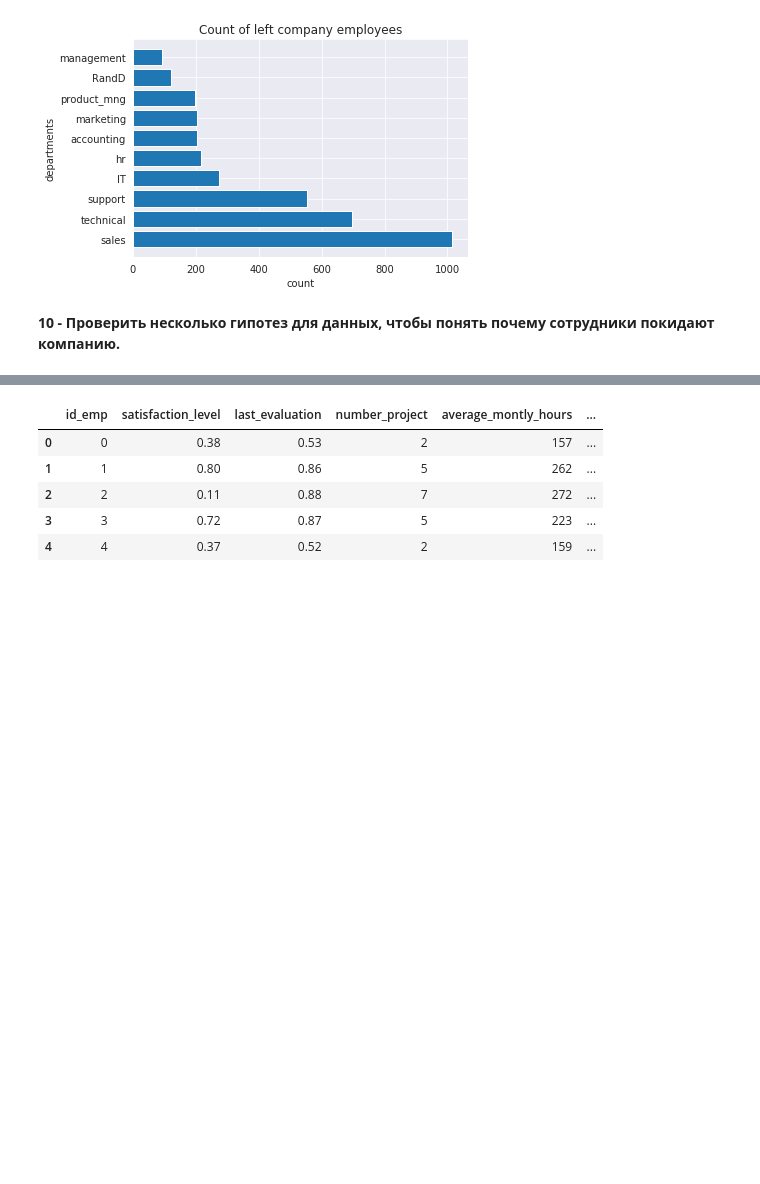
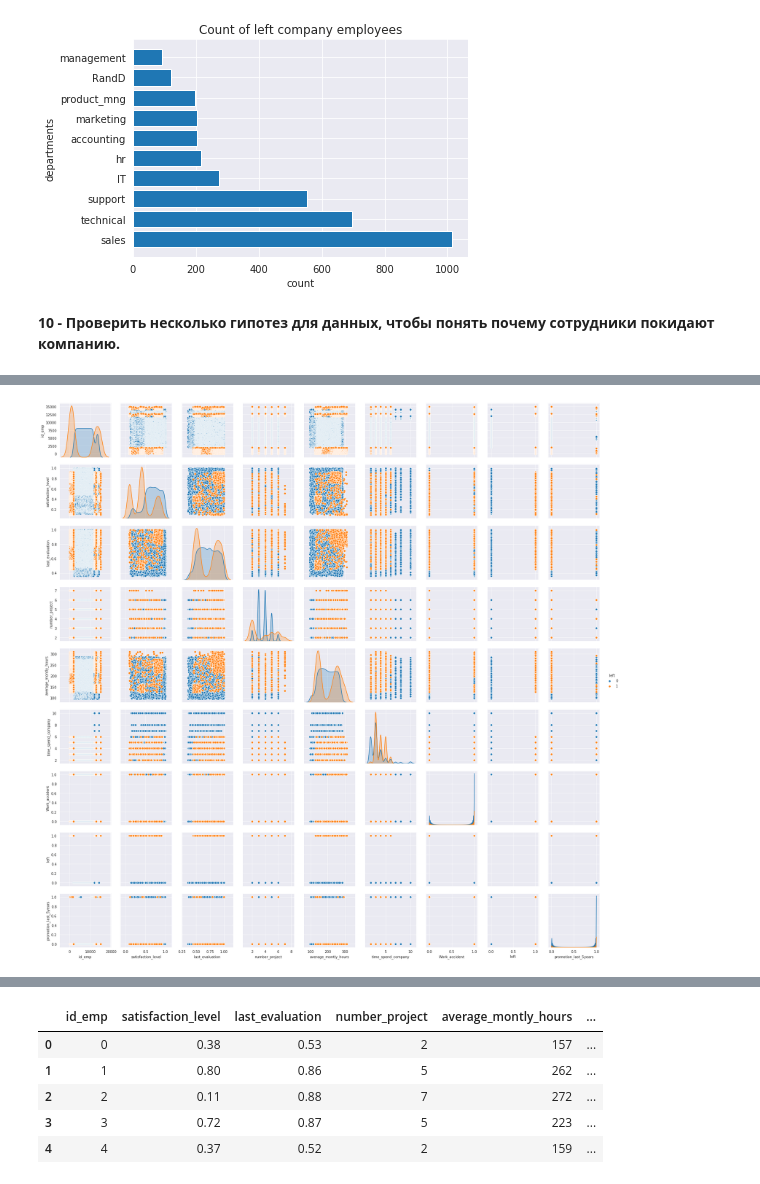
Before and after one commit to Geringer13/Netology_pyda, a Jupyter notebook: Diploma_work.ipynb, the cells around one changed output, grey strips where cells are left out. Drawn from its saved outputs; the diff is of its cells as text; code cells hidden in the pictures; blank space fills up the shorter version.

```diff
--- a/Diploma_work.ipynb
+++ b/Diploma_work.ipynb
@@ -648,0 +676,5 @@ plt.show()
+# %%
+fig = sns.pairplot(data=data, hue='left')
+plt.show()
+# %% [output]
+[figure, added]
```
Also changed, not shown: parts of 6 cells of this notebook.
